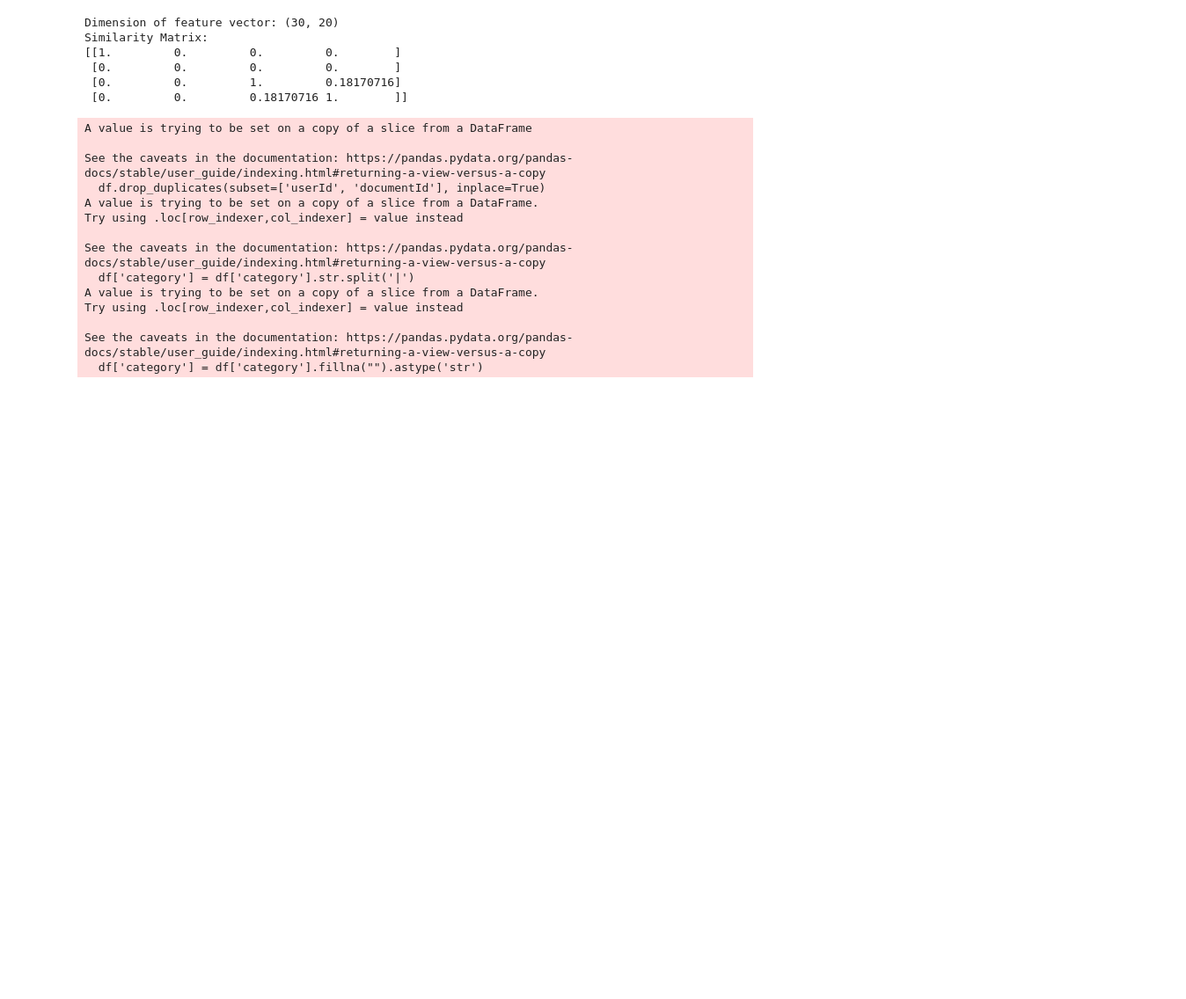
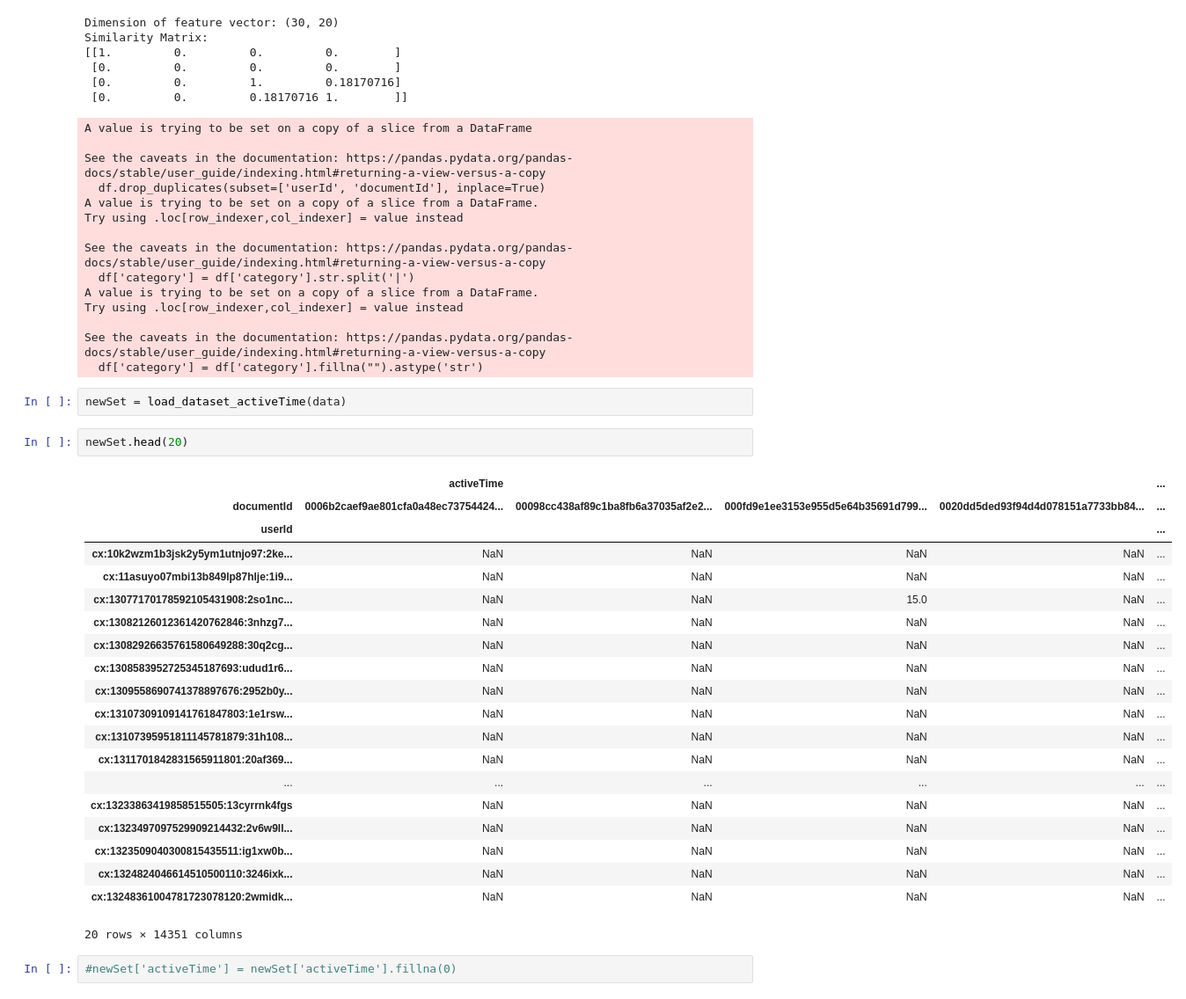
Before and after one commit to VanjaO/Recommender, a Jupyter notebook: Recommender.ipynb, the cells around one changed output. Shown at 88% size. Cells and saved outputs as stored; diff of their text form; blank space fills up the shorter version.

```diff
--- a/Recommender.ipynb
+++ b/Recommender.ipynb
@@ -102,3 +111,30 @@ Try using .loc[row_indexer,col_indexer] = value instead
 
 See the caveats in the documentation: https://pandas.pydata.org/pandas-docs/stable/user_guide/indexing.html#returning-a-view-versus-a-copy
   df['category'] = df['category'].fillna("").astype('str')
+# %%
+newSet = load_dataset_activeTime(data)
+# %%
+newSet.head(20)
+# %% [output]
+|  | activeTime |  |  |  | ... |
+| documentId | 0006b2caef9ae801cfa0a48ec73754424... | 00098cc438af89c1ba8fb6a37035af2e2... | 000fd9e1ee3153e955d5e64b35691d799... | 0020dd5ded93f94d4d078151a7733bb84... | ... |
+| userId |  |  |  |  | ... |
+| cx:10k2wzm1b3jsk2y5ym1utnjo97:2ke... | NaN | NaN | NaN | NaN | ... |
+| cx:11asuyo07mbi13b849lp87hlje:1i9... | NaN | NaN | NaN | NaN | ... |
+| cx:13077170178592105431908:2so1nc... | NaN | NaN | 15.0 | NaN | ... |
+| cx:13082126012361420762846:3nhzg7... | NaN | NaN | NaN | NaN | ... |
+| cx:13082926635761580649288:30q2cg... | NaN | NaN | NaN | NaN | ... |
+| cx:1308583952725345187693:udud1r6... | NaN | NaN | NaN | NaN | ... |
+| cx:1309558690741378897676:2952b0y... | NaN | NaN | NaN | NaN | ... |
+| cx:13107309109141761847803:1e1rsw... | NaN | NaN | NaN | NaN | ... |
+| cx:13107395951811145781879:31h108... | NaN | NaN | NaN | NaN | ... |
+| cx:1311701842831565911801:20af369... | NaN | NaN | NaN | NaN | ... |
+| ... | ... | ... | ... | ... | ... |
+| cx:13233863419858515505:13cyrrnk4fgs | NaN | NaN | NaN | NaN | ... |
+| cx:1323497097529909214432:2v6w9ll... | NaN | NaN | NaN | NaN | ... |
+| cx:1323509040300815435511:ig1xw0b... | NaN | NaN | NaN | NaN | ... |
+| cx:1324824046614510500110:3246ixk... | NaN | NaN | NaN | NaN | ... |
+| cx:13248361004781723078120:2wmidk... | NaN | NaN | NaN | NaN | ... |
+20 rows × 14351 columns
+# %%
+#newSet['activeTime'] = newSet['activeTime'].fillna(0)
```
Also changed, not shown: parts of 8 cells of this notebook, 1 other file.
